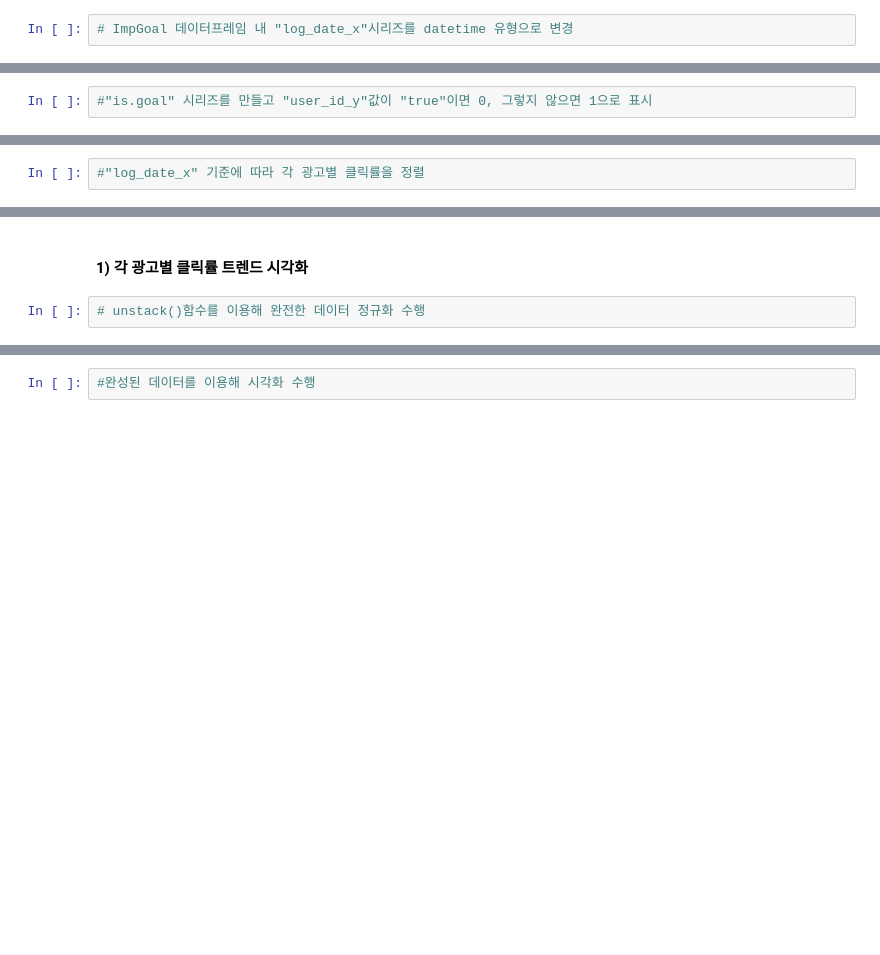
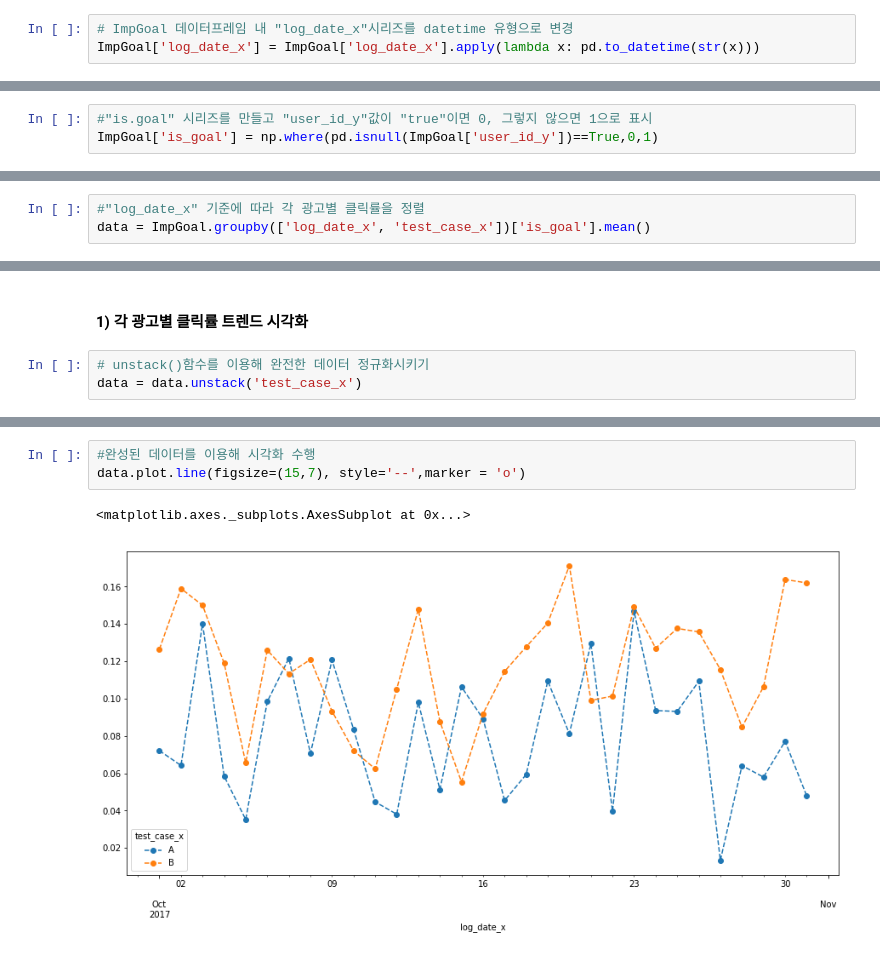
Before and after one commit to vlwkajrrhtlvek/jaesunfile, a Jupyter notebook: 데이터 분석 1/2. 어떤 광고가 반응이 더 좋은가-student.ipynb, the cells around one changed output, grey strips where cells are left out. Drawn from its saved outputs; the diff is of its cells as text; blank space fills up the shorter version.

```diff
--- a/데이터 분석 1/2. 어떤 광고가 반응이 더 좋은가-student.ipynb
+++ b/데이터 분석 1/2. 어떤 광고가 반응이 더 좋은가-student.ipynb
@@ -42,8 +59,10 @@ ImpGoal =
 #### 2) 일자별 정렬을 위한 날짜 처리
 # %%
 # ImpGoal 데이터프레임 내 "log_date_x"시리즈를 datetime 유형으로 변경
+ImpGoal['log_date_x'] = ImpGoal['log_date_x'].apply(lambda x: pd.to_datetime(str(x)))
 # %% [markdown]
 #### 3) 광고별 클릭률 지표 설정
 # %%
 #"is.goal" 시리즈를 만들고 "user_id_y"값이 "true"이면 0, 그렇지 않으면 1으로 표시
+ImpGoal['is_goal'] = np.where(pd.isnull(ImpGoal['user_id_y'])==True,0,1)
 # %%
@@ -58,3 +86,4 @@ ImpGoal.head()
 #### 2) 각 광고별 클릭률 트렌드 확인
 # %%
 #"log_date_x" 기준에 따라 각 광고별 클릭률을 정렬
+data = ImpGoal.groupby(['log_date_x', 'test_case_x'])['is_goal'].mean()
@@ -63,4 +102,5 @@ ImpGoal.head()
 # %% [markdown]
 #### 1) 각 광고별 클릭률 트렌드 시각화
 # %%
-# unstack()함수를 이용해 완전한 데이터 정규화 수행
+# unstack()함수를 이용해 완전한 데이터 정규화시키기
+data = data.unstack('test_case_x')
@@ -67,2 +117,6 @@ ImpGoal.head()
 # %%
 #완성된 데이터를 이용해 시각화 수행
+data.plot.line(figsize=(15,7), style='--',marker = 'o')
+# %% [output]
+<matplotlib.axes._subplots.AxesSubplot at 0x...>
+[figure, added]
```
Also changed, not shown: parts of 10 cells of this notebook.
